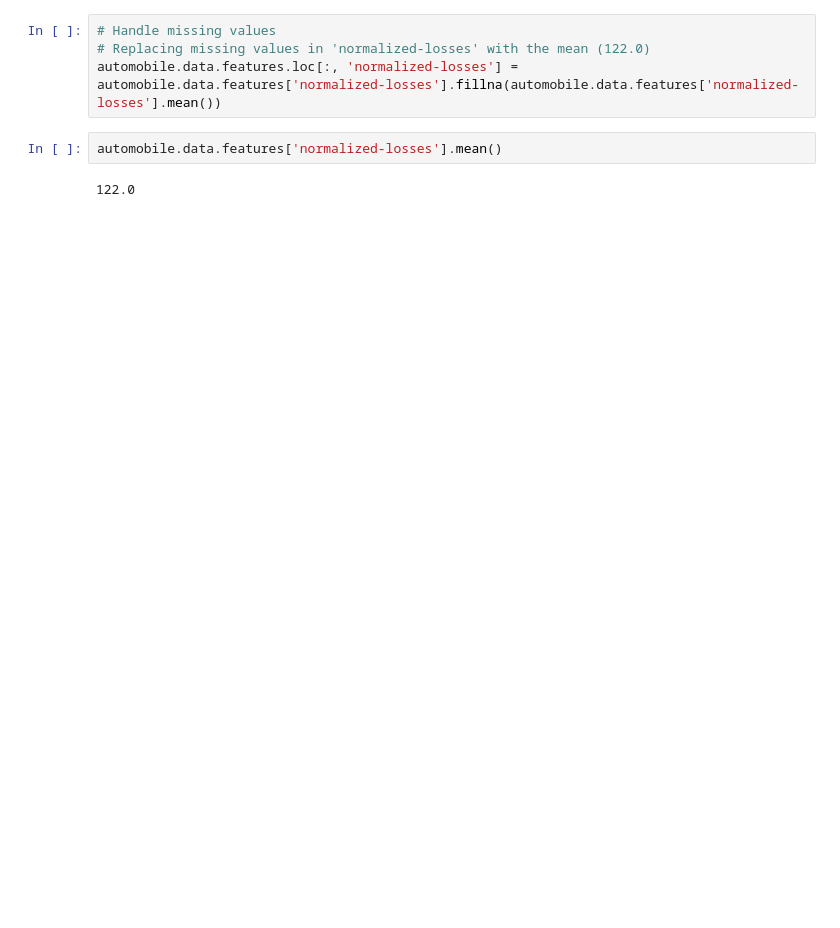
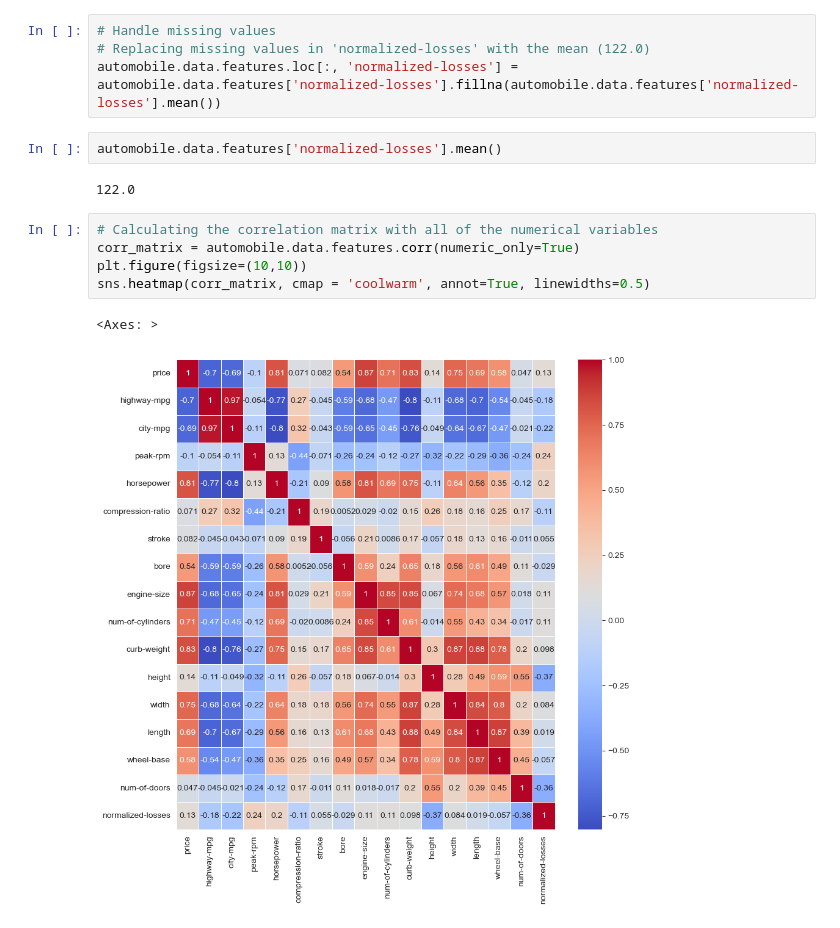
Before and after one commit to elliotbabilonia/automobile-project, a Jupyter notebook: code/EDA.ipynb, the cells around one changed output. Drawn from its saved outputs; the diff is of its cells as text; blank space fills up the shorter version.

```diff
--- a/code/EDA.ipynb
+++ b/code/EDA.ipynb
@@ -177,3 +179,11 @@ automobile.data.features.loc[:, 'normalized-losses'] = automobile.data.features[
 automobile.data.features['normalized-losses'].mean()
 # %% [output]
 122.0
+# %%
+# Calculating the correlation matrix with all of the numerical variables
+corr_matrix = automobile.data.features.corr(numeric_only=True)
+plt.figure(figsize=(10,10))
+sns.heatmap(corr_matrix, cmap = 'coolwarm', annot=True, linewidths=0.5)
+# %% [output]
+<Axes: >
+[figure, added]
```
Also changed, not shown: parts of 3 cells of this notebook, 3 other files.
